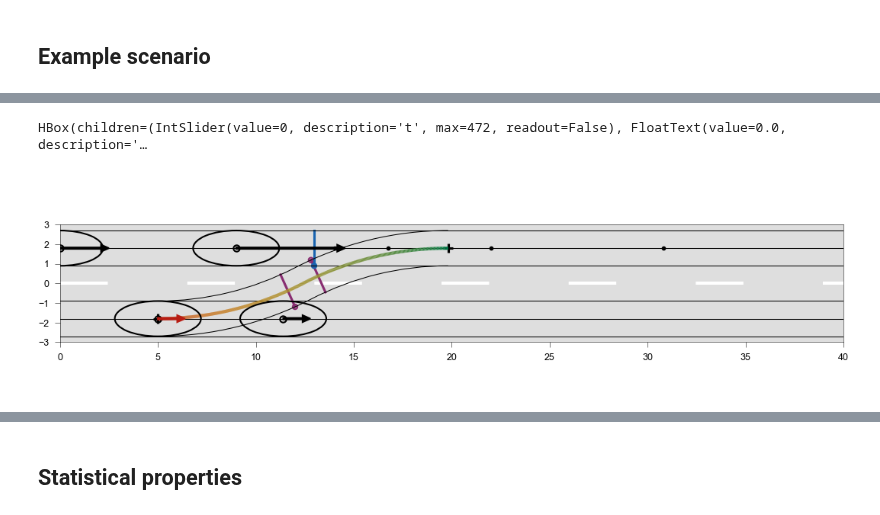
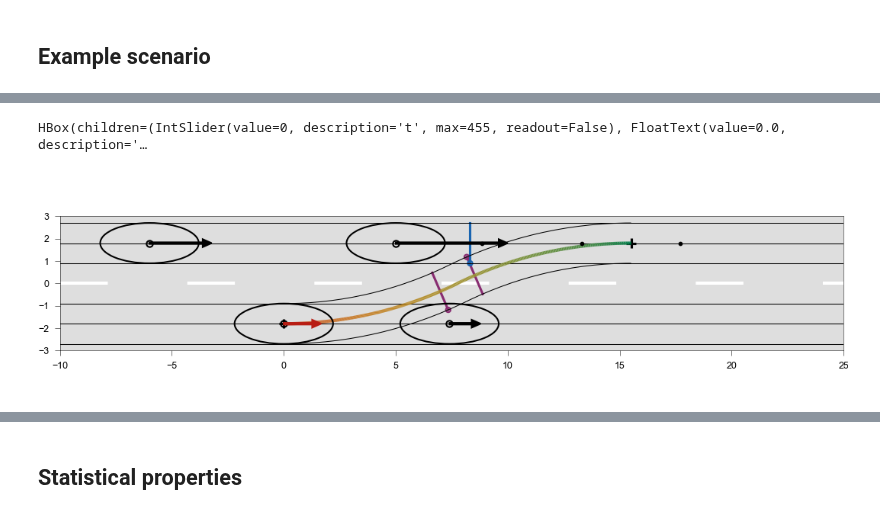
Before and after one commit to EPFL-ENAC/LUTS-pneuma-simulator, a Jupyter notebook: notebooks/discrete.ipynb, the cells around one changed output, grey strips where cells are left out. Cells and saved outputs as stored; diff of their text form; code cells hidden in the pictures.

```diff
--- a/notebooks/discrete.ipynb
+++ b/notebooks/discrete.ipynb
@@ -176,7 +176,9 @@ w = params.car_w
 # car half-length in meters
 s = params.car_l
 # agility parameters
-XC, CC = params.XC, params.CC
+XC = -.04
+CC_max = 3.0
+CC_min = 1.75
 # %% [markdown]
 ## Path planning
 # %%
@@ -646,0 +606,8 @@ if LC:
+# %%
+def nonlinear_derivative(Dt, s_check_ell, v_check, S, Dx, v_ell, lam, v0, s0):
+    """
+    Exact derivative of the nonlinear front constraint with respect to Dt.
+    """
+    x = 2 * S / Dt - v_check
+    vo_prime = 1 / (lam * (1 - x / v0))
+    return v_ell + vo_prime * 2 * S / Dt**2
@@ -752,3 +990,5 @@ t_1_ell_hat= 1.11s  t_2_hat= 2.79s  PET_ell_hat= 1.68s
 # %%
 # Example of exact flow evaluation
 v_t, theta_t, x_t, y_t = flow_branch_generic(v_check, 0, x_check, y_check, a, R, t_2_check, -sign(y_check))
+# state at switch
+v_star, theta_star_eval, x_star, _ = flow_branch_generic(v_check, 0.0, x_check, y_check, a, R, t_star, -sign(y_check))
@@ -759,8 +1142,8 @@ if LC:
     fig, ax = plt.subplots(figsize=(18*cm, 5*cm), dpi=150)
     ymin, ymax = -3, 3
     ax.set_aspect("equal")
-    ax.set_xlim(0, 40)
-    ax.set_xticks(arange(0, 45, 5))
+    ax.set_xlim(-10, 25)
+    ax.set_xticks(arange(-10, 30, 5))
     plt.ylim(ymin, ymax)
     fig.tight_layout(pad=0)
     fig.canvas.header_visible = False
@@ -806,8 +1189,6 @@ if LC:
     ]
     for e in ellipses:
         ax.add_patch(e)
-    #e_t = Ellipse((x_t, y_t), 2*s, 2*w, angle=degrees(theta_t), ec="k", fc='none')
-    #ax.add_patch(e_t)
 
     # --- Center points ---
     center_point, = ax.plot([], [], "ko", mfc='none', markersize=4, zorder=150)
@@ -841,14 +1222,22 @@ if LC:
     ell_hat_arrow = None   # new leader
     ell_check_arrow = None # old leader
     follower_arrow = None  # follower
+    # state at switch
+    v_star, theta_star_eval, x_star, _ = flow_branch_generic(v_check, 0.0, x_check, y_check, a, R, t_star, -sign(y_check))
 
     # --- Update function ---
     def update(t=0):
         global vel_arrow, ell_hat_arrow, ell_check_arrow, follower_arrow
 
-        ell_x, ell_y = x_arr[t], y_arr[t]
-        ell_angle = degrees(theta_arr)[t]
-        v_t = v_arr[t]
+        #ell_x, ell_y = x_arr[t], y_arr[t]
+        #ell_angle = degrees(theta_arr)[t]
+        #v_t = v_arr[t]
+        # Exact flow evaluation
+        if t*dt<=t_star:
+            v_t, theta_t, ell_x, ell_y = flow_branch_generic(v_check, 0, x_check, y_check, a, R, t*dt, -sign(y_check))
+        else:
+            v_t, theta_t, ell_x, ell_y = flow_branch_generic(v_star, theta_star_eval, x_star, 0.0, a, R, t*dt-t_star, sign(y_check))
+        ell_angle = degrees(theta_t)
 
         # Update ellipses
         ellipses[0].set_center((ell_x, ell_y))
@@ -892,36 +1281,36 @@ if LC:
         ax.add_patch(follower_arrow)
 
         fig.canvas.draw_idle()
 
     # --- Sliders and controls ---
     t_slider = IntSlider(value=0, min=0, max=len(degrees(times))-1, step=1, description="t", readout=False)
     t_seconds = FloatText(value=0.0, description="time [s]", step=dt)
 
     def slider_changed(change):
         update(t_slider.value)
         t_seconds.value = round(t_slider.value*dt, 10)
 
     def text_to_slider(change):
         tick = int(round(change["new"]/dt))
         tick = max(t_slider.min, min(t_slider.max, tick))
         t_slider.value = tick
         t_seconds.value = round(t_slider.value*dt, 10)
 
     t_slider.observe(slider_changed, "value")
     t_seconds.observe(text_to_slider, "value")
 
     reset_btn = Button(description="Reset sliders", button_style="warning")
     reset_btn.on_click(lambda _: setattr(t_slider, "value", 0))
 
     controls = HBox([t_slider, t_seconds, reset_btn])
     display(controls)
 
     # --- Draw initial frame ---
-    update(0)
+    update()
     plt.show()
 # %% [output]
-HBox(children=(IntSlider(value=0, description='t', max=472, readout=False), FloatText(value=0.0, description='…
+HBox(children=(IntSlider(value=0, description='t', max=455, readout=False), FloatText(value=0.0, description='…
-[figure, old version]
+[figure, new version]
 # %%
 %matplotlib inline
 if LC:
```
Also changed, not shown: parts of 33 cells of this notebook.
